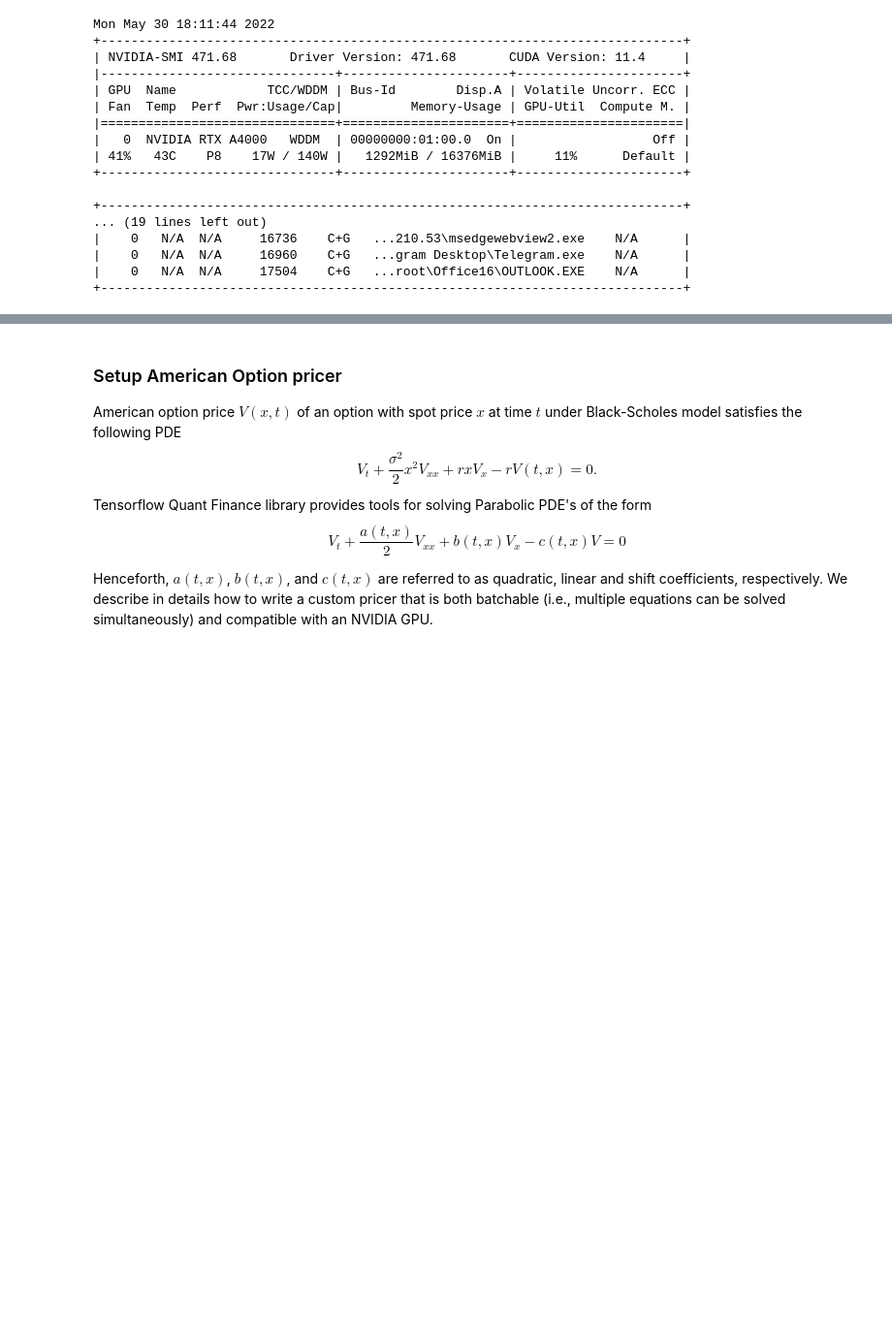
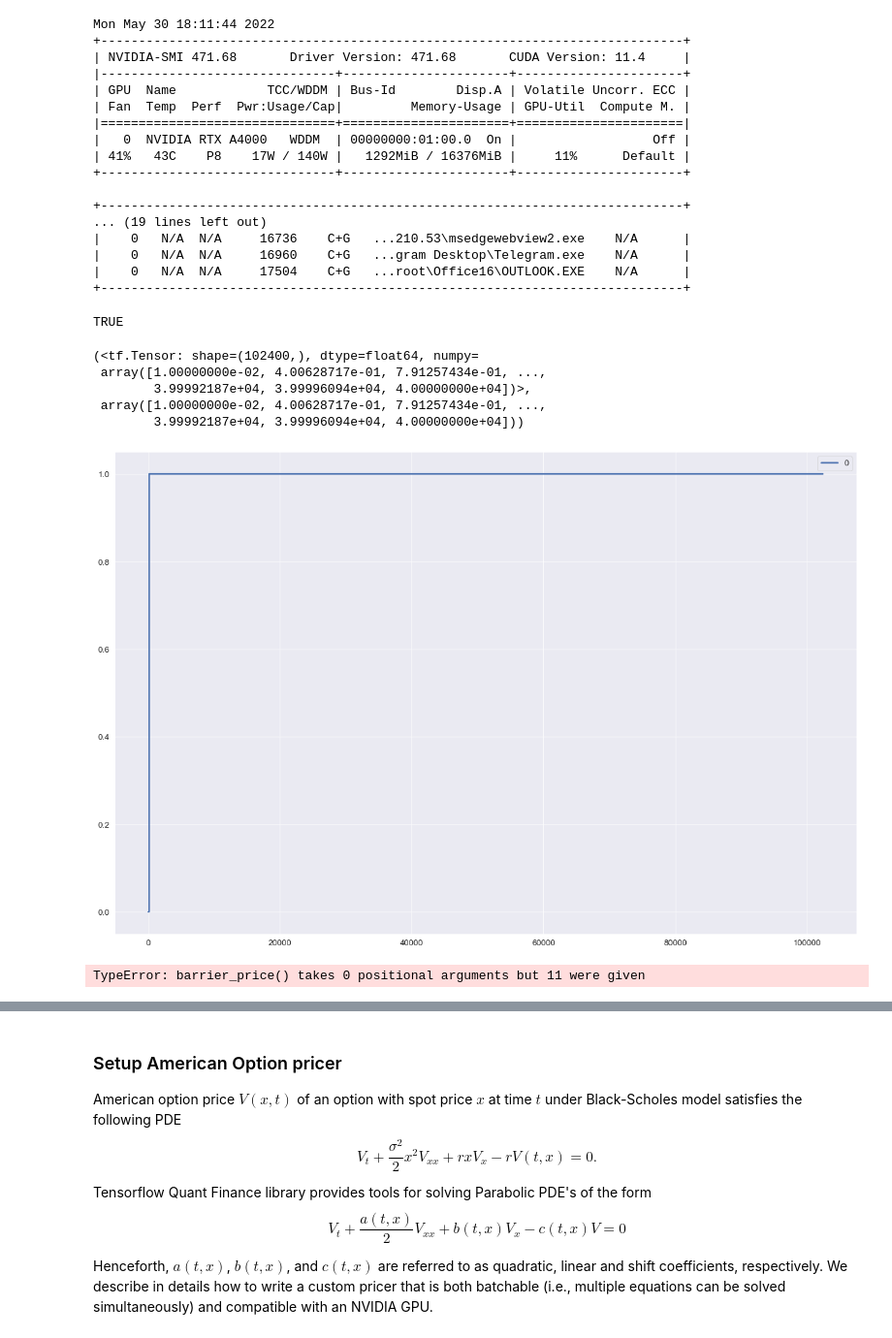
Before and after one commit to stocktiger/tf-quant-finance, a Jupyter notebook: tf_quant_finance/examples/jupyter_notebooks/American_Option_Black_Scholes.ipynb, the cells around one changed output, grey strips where cells are left out. Shown: that part at 97% size. Drawn from its saved outputs; the diff is of its cells as text; code cells hidden in the pictures; blank space fills up the shorter version.

```diff
--- a/tf_quant_finance/examples/jupyter_notebooks/American_Option_Black_Scholes.ipynb
+++ b/tf_quant_finance/examples/jupyter_notebooks/American_Option_Black_Scholes.ipynb
@@ -92,3 +92,81 @@ Mon May 30 18:11:44 2022
 # %%
 # Get CPU info
 !cat /proc/cpuinfo
+# %%
+import tensorflow as tf
+
+dtype=tf.float64
+@tf.function
+def isclose(a, b, rel_tol=tf.constant(1e-04, dtype=tf.float64), abs_tol=tf.constant(0.0, dtype=tf.float64)):
+    return tf.math.less_equal(tf.math.abs(a-b), tf.math.maximum(rel_tol * tf.math.maximum(tf.math.abs(a), tf.math.abs(b)), abs_tol))
+
+t = tf.constant(0.1000005, dtype=tf.float64)
+if tf.math.reduce_any(isclose(tf.range(0, 1, 0.1, dtype=dtype), t)):
+    print("TRUE")
+# %% [output]
+TRUE
+# %%
+import tf_quant_finance as tff
+import pandas as pd
+
+# Shortcut alias
+pde = tff.math.pde
+price_range = (0.01, 40000)
+s_min, s_max = price_range
+number_grid_points = 102400
+barrier = tf.constant([30000], dtype)
+strike = tf.constant([15000], dtype)
+vanilla_type="put"
+ko_type="up-and-in"
+
+grid = pde.grids.uniform_grid(minimums=[s_min],
+                        maximums=[s_max],
+                        sizes=[number_grid_points],
+                        dtype=dtype)
+s = grid[0]
+risk_free_rate = 0.00001
+volatility = 0.8
+time_delta = 0.1/365
+delta_s = (s_max-s_min)/(number_grid_points-1)
+eta = 2* risk_free_rate * s / (2*delta_s)
+con_1 = tf.less(delta_s**2 / s**2, volatility**2 /eta)
+con_2 = tf.less(1/(0.5*time_delta), volatility**2 * (s**2)/(delta_s**2) + risk_free_rate)
+pd.DataFrame((con_1 & con_2).numpy().astype(int)).plot()
+s, np.linspace(s_min, s_max, num=number_grid_points)
+# %% [output]
+(<tf.Tensor: shape=(102400,), dtype=float64, numpy=
+ array([1.00000000e-02, 4.00628717e-01, 7.91257434e-01, ...,
+        3.99992187e+04, 3.99996094e+04, 4.00000000e+04])>,
+ array([1.00000000e-02, 4.00628717e-01, 7.91257434e-01, ...,
+        3.99992187e+04, 3.99996094e+04, 4.00000000e+04]))
+[figure, added]
+# %%
+import tf_quant_finance as tff
+
+dtype = np.float64
+discount_rates = np.array([0.0, .08])
+dividend_rates = np.array([0.0, .04])
+spots = np.array([100., 100.])
+strikes = np.array([50., 90.])
+barriers = np.array([60., 95.])
+rebates = np.array([0., 3.])
+volatilities = np.array([.3, .25])
+expiries = np.array([6.5/12, .5])
+is_barrier_down = np.array([False, False])
+is_knock_out = np.array([True, False])
+is_call_option = np.array([False, True])
+
+price = tff.black_scholes.barrier_price(
+  discount_rates,
+  dividend_rates,
+  spots,
+  strikes,
+  barriers,
+  rebates,
+  volatilities,
+  expiries,
+  is_barrier_down,
+  is_knock_out,
+  is_call_option)
+# %% [output]
+TypeError: barrier_price() takes 0 positional arguments but 11 were given
```
Also changed, not shown: parts of 5 cells of this notebook, 5 other files.
